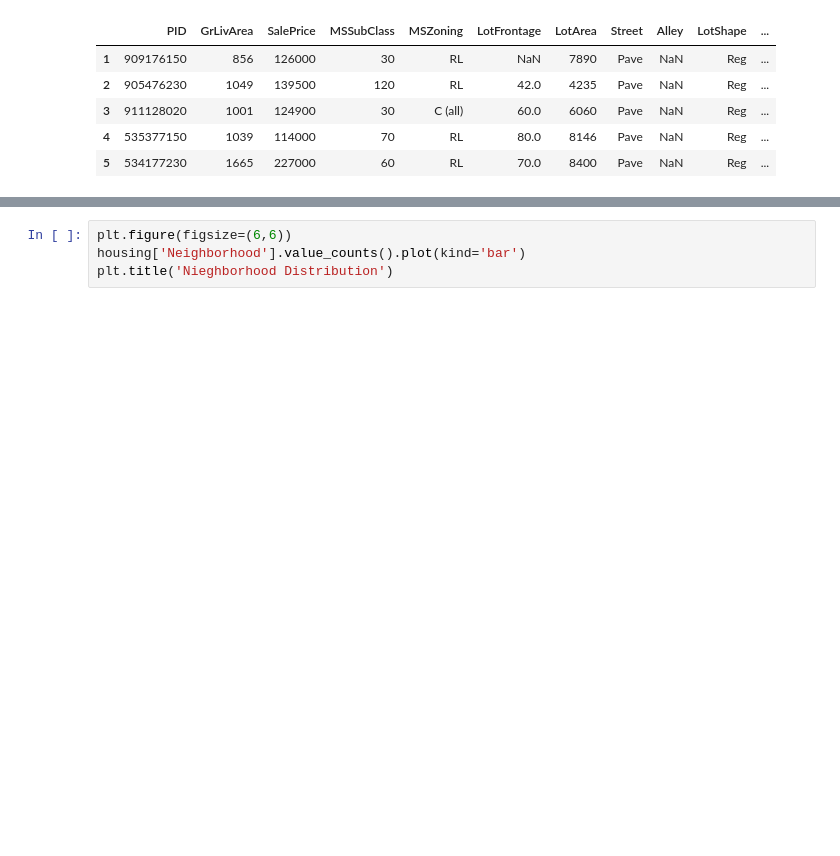
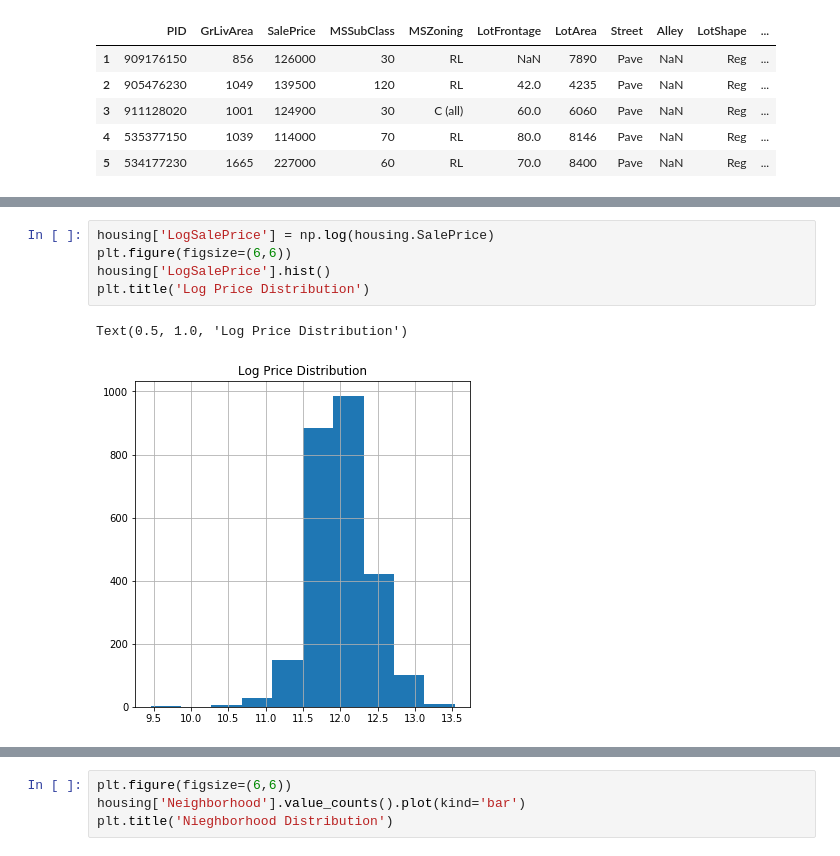
Before and after one commit to brandoncryu/ames_ml_project, a Jupyter notebook: EDA_Stephen.ipynb, the cells around one changed output, grey strips where cells are left out. Drawn from its saved outputs; the diff is of its cells as text; blank space fills up the shorter version.

```diff
--- a/EDA_Stephen.ipynb
+++ b/EDA_Stephen.ipynb
@@ -43,0 +49,8 @@ housing.sort_values('SalePrice', ascending=False).head(20)
+# %%
+housing['LogSalePrice'] = np.log(housing.SalePrice)
+plt.figure(figsize=(6,6))
+housing['LogSalePrice'].hist()
+plt.title('Log Price Distribution')
+# %% [output]
+Text(0.5, 1.0, 'Log Price Distribution')
+[figure, added]
```
Also changed, not shown: parts of 23 cells of this notebook.
